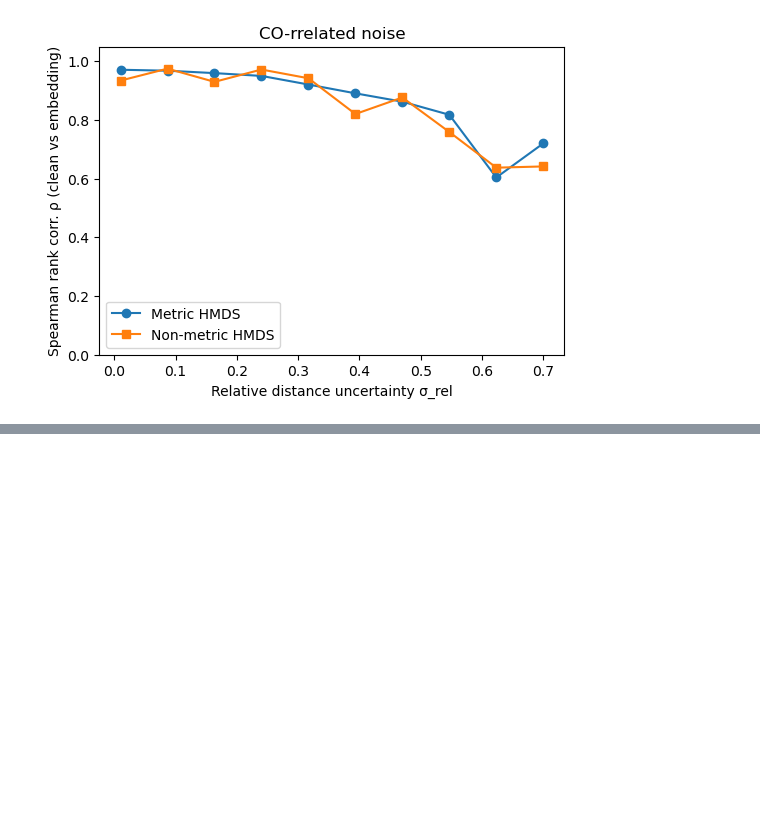
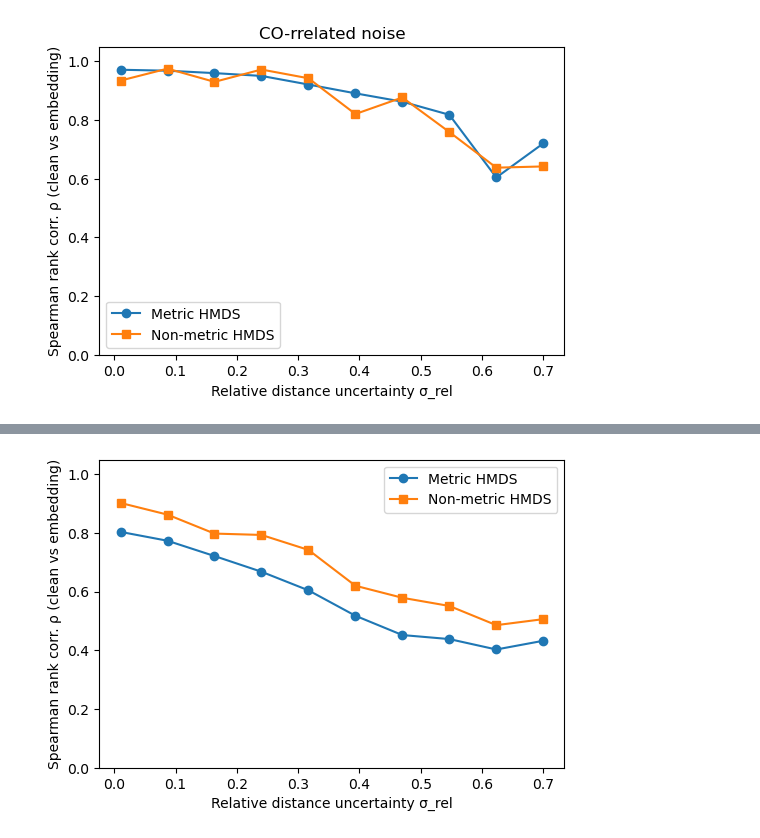
Before and after one commit to Nakshatra120/nhmds, a Jupyter notebook: nhmds_mine.ipynb, the cells around one changed output, grey strips where cells are left out. Saved outputs shown, nothing was run; the diff lists cells and outputs as text; code cells hidden in the pictures; blank space fills up the shorter version.

```diff
--- a/nhmds_mine.ipynb
+++ b/nhmds_mine.ipynb
@@ -1425,3 +1425,100 @@ epoch 0, Loss: 8146.31982421875, normG: 129496.546875
 epoch 5000, Loss: 3253.60107421875, normG: 833.6419067382812
 σ_rel=0.700 →  ρ_metric=0.7199,  ρ_nonmetric=0.6414
 [figure]
+# %%
+
+# ---------------------------------------------------------
+# 1.  Clean hyperbolic point cloud and distance matrix
+# ---------------------------------------------------------
+N    = 100
+K    = -1.0                    # curvature |K|=1  ⇒ radius≈1
+Rmax = 5.0                     # radial cut‑off used in h_samp
+D    = 3                       # embed‑dimension
+Ns = 5
+
+pts  = np.asarray([h_samp(Rmax, D+5) for _ in range(N)])
+dmat = np.zeros((N, N), dtype=np.float32)
+
+for i in range(N):
+    for j in range(i + 1, N):
+        dij = pdist(pts[i], pts[j]).numpy() if tf.is_tensor(pts[i]) else pdist(pts[i], pts[j])
+        dmat[i, j] = dmat[j, i] = dij
+
+dmat = dmat/np.max(dmat)
+
+# ---------------------------------------------------------
+# 2.  Helper: build a noisy distance matrix for a given σ_rel
+# ---------------------------------------------------------
+def make_noisy_dmat(dmat, sigma_rel, sin_amp=10.0):
+    """
+    Parameters
+    ----------
+    dmat : (N,N) ndarray – clean hyperbolic distances
+    sigma_rel : float      – multiplicative noise level (e.g. 0.05 ⇒ 5 % std)
+    sin_amp : float        – amplitude of the sin non‑linearity you wanted
+
+    Returns
+    -------
+    Noisy_dmat : (N,N) ndarray (symmetric, diag=0)
+    """
+    N = dmat.shape[0]
+    Nd = np.zeros_like(dmat, dtype=np.float32)
+
+    for i in range(N):
+        for j in range(i + 1, N):
+            base = dmat[i, j]
+            nonlinear = sin_amp * np.sin(np.pi * base / 20.0)  # monotonic distorter
+            noisy = base + np.random.normal(0.0, sigma_rel*base)
+            Nd[i, j] = Nd[j, i] = noisy
+
+    #Nd = Nd/np.max(Nd)
+
+    return Nd
+
+# ---------------------------------------------------------
+# 3.  Experimental sweep over uncertainty levels
+# ---------------------------------------------------------
+rel_sigmas = np.linspace(0.01, 0.7, 10)          # 1 % … 40 % noise
+rho_metric, rho_nonmetric = [], []
+
+for s in rel_sigmas:
+    Noisy = make_noisy_dmat(dmat, sigma_rel=s)
+
+    # ---- Metric HMDS -------------------------------------------------------
+    hm = HMDS(Noisy, D=D)
+    hm.train(10_000)                         # adjust / early‑stop as needed
+
+    # Pairwise distances from the learned embedding (tensor → numpy)
+    d_emb_hm = hm.pairwise_dist_lorentz().numpy()
+
+    # ---- Non‑metric HMDS ----------------------------------------------------
+    nm = nonmetricHMDS(Noisy, D=D, Ns = Ns)
+    nm.train(10_000)
+
+    d_emb_nm = nm.pairwise_dist_lorentz().numpy()  # g(·) is monotone ⇒ rank unchanged
+
+    # ---- Rank correlations --------------------------------------------------
+    iu = np.triu_indices(N, k=1)                   # upper‑triangle indices
+
+    rho_hm, _ = spearmanr(dmat[iu], d_emb_hm[iu])
+    rho_nm, _ = spearmanr(dmat[iu], d_emb_nm[iu])
+
+    rho_metric.append(rho_hm)
+    rho_nonmetric.append(rho_nm)
+
+    print(f"σ_rel={s:0.3f} →  ρ_metric={rho_hm:0.4f},  ρ_nonmetric={rho_nm:0.4f}")
+
+# ---------------------------------------------------------
+# 4.  Plot
+# ---------------------------------------------------------
+
+plt.figure(figsize=(6,4))
+plt.plot(rel_sigmas, rho_metric,    marker='o', label='Metric HMDS')
+plt.plot(rel_sigmas, rho_nonmetric, marker='s', label='Non‑metric HMDS')
+plt.xlabel('Relative distance uncertainty σ_rel')
+plt.ylabel("Spearman rank corr. ρ (clean vs embedding)")
+plt.ylim(0, 1.05)
+plt.legend()
+#plt.title('CO-rrelated noise')
+plt.show()
+# %% [output]
@@ -1427,0 +1542 @@ epoch 5000, Loss: 3253.60107421875, normG: 833.6419067382812
+[figure, added]
```
Also changed, not shown: parts of 1 cell of this notebook.
